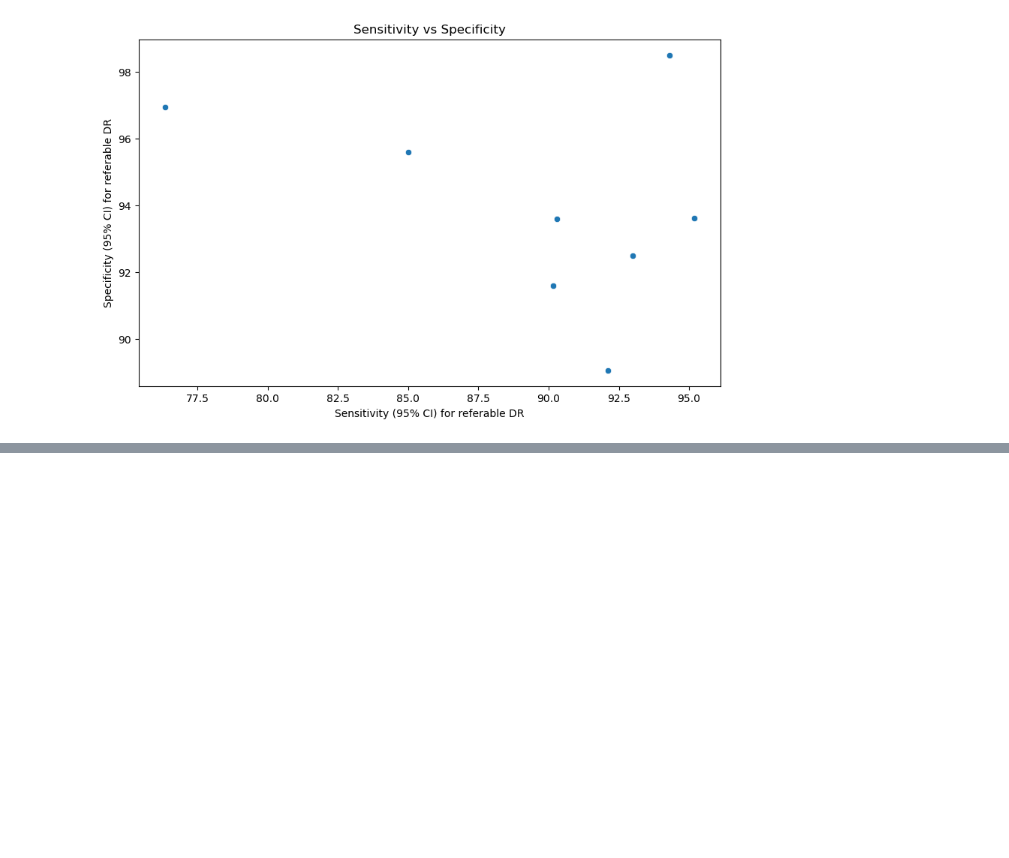
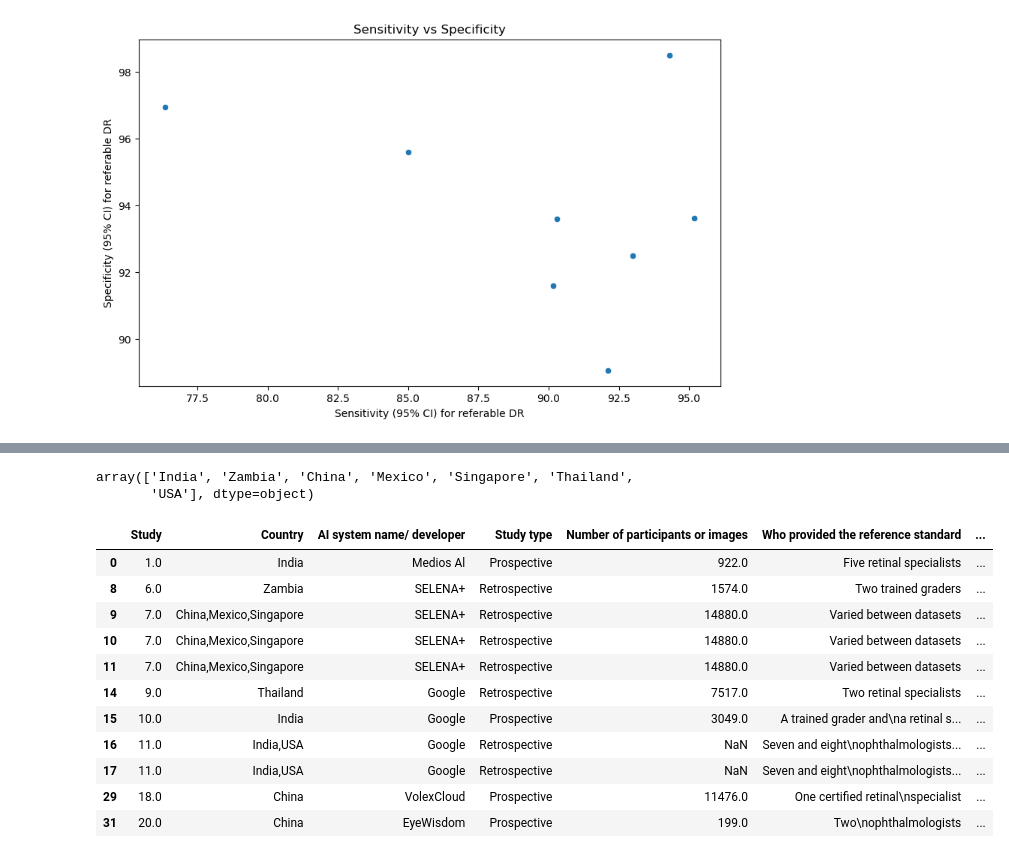
Before and after one commit to kuyesu/analysis-of-paper-publications, a Jupyter notebook: analysis.ipynb, the cells around one changed output, grey strips where cells are left out. Drawn from its saved outputs; the diff is of its cells as text; code cells hidden in the pictures; blank space fills up the shorter version.

```diff
--- a/analysis.ipynb
+++ b/analysis.ipynb
@@ -385,0 +409,20 @@ m.save('africa_map.html')
+# %%
+df['Country'].unique()
+# %% [output]
+array(['India', 'Zambia', 'China', 'Mexico', 'Singapore', 'Thailand',
+       'USA'], dtype=object)
+# %%
+df
+# %% [output]
+|  | Study | Country | AI system name/ developer | Study type | Number of participants or images | Who provided the reference standard | ... |
+| 0 | 1.0 | India | Medios Al | Prospective | 922.0 | Five retinal specialists | ... |
+| 8 | 6.0 | Zambia | SELENA+ | Retrospective | 1574.0 | Two trained graders | ... |
+| 9 | 7.0 | China,Mexico,Singapore | SELENA+ | Retrospective | 14880.0 | Varied between datasets | ... |
+| 10 | 7.0 | China,Mexico,Singapore | SELENA+ | Retrospective | 14880.0 | Varied between datasets | ... |
+| 11 | 7.0 | China,Mexico,Singapore | SELENA+ | Retrospective | 14880.0 | Varied between datasets | ... |
+| 14 | 9.0 | Thailand | Google | Retrospective | 7517.0 | Two retinal specialists | ... |
+| 15 | 10.0 | India | Google | Prospective | 3049.0 | A trained grader and\na retinal s... | ... |
+| 16 | 11.0 | India,USA | Google | Retrospective | NaN | Seven and eight\nophthalmologists... | ... |
+| 17 | 11.0 | India,USA | Google | Retrospective | NaN | Seven and eight\nophthalmologists... | ... |
+| 29 | 18.0 | China | VolexCloud | Prospective | 11476.0 | One certified retinal\nspecialist | ... |
+| 31 | 20.0 | China | EyeWisdom | Prospective | 199.0 | Two\nophthalmologists | ... |
```
Also changed, not shown: parts of 6 cells of this notebook, 4 other files.
